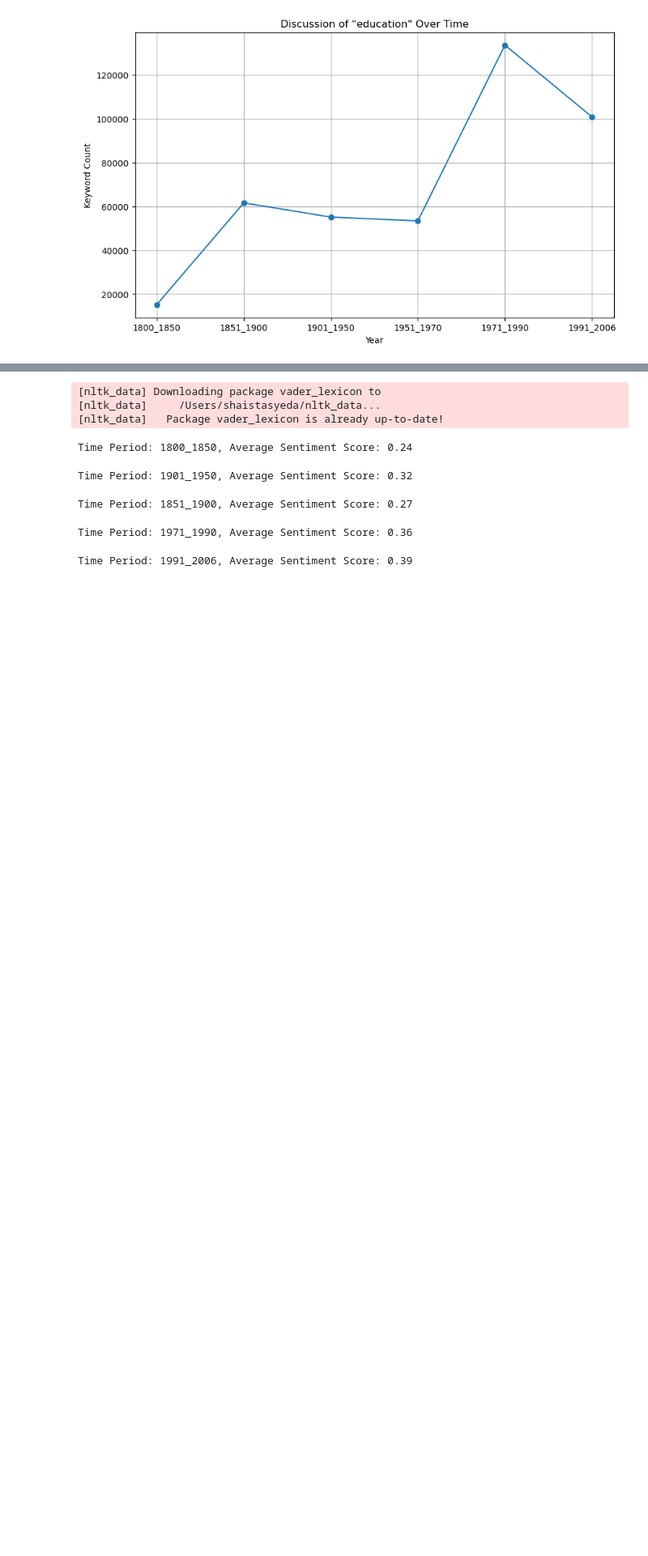
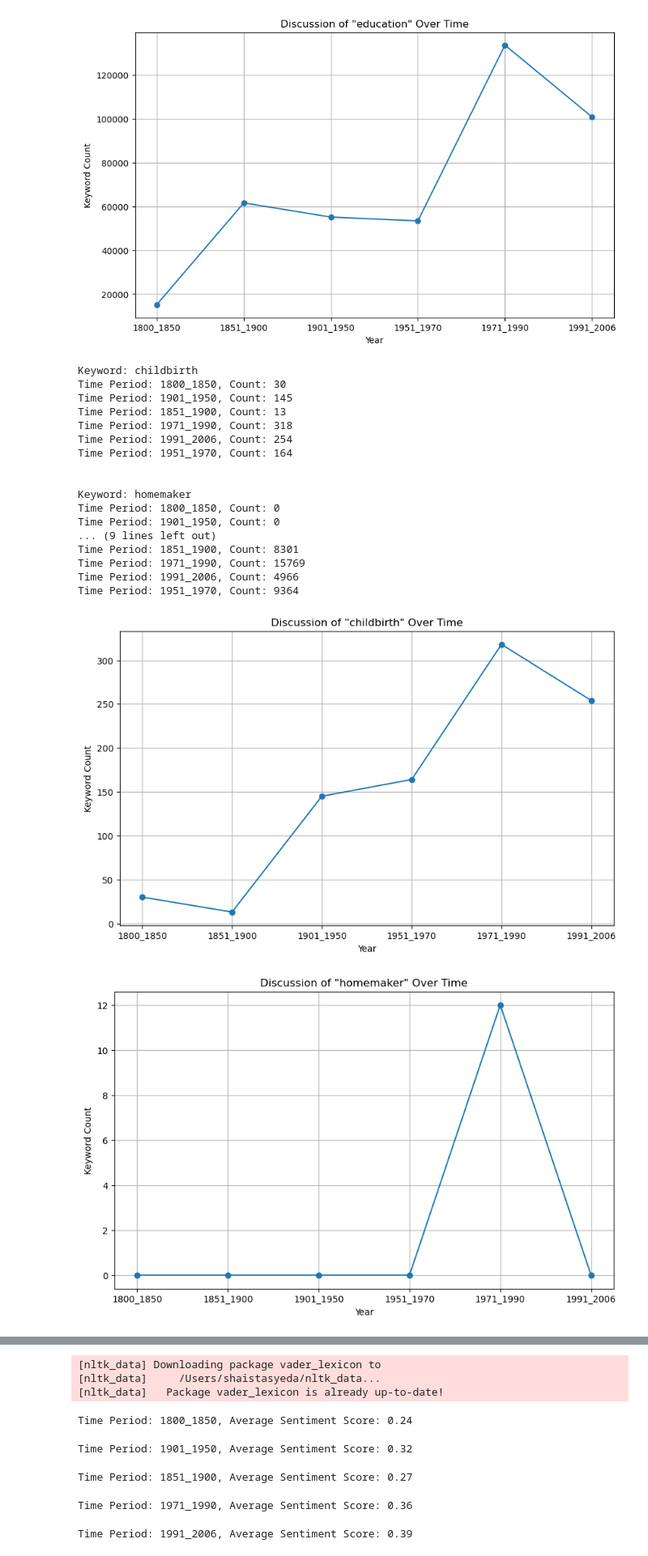
Before and after one commit to xssti/Analysis-of-gender-perception, a Jupyter notebook: ADS-2/Jupyter-Notebooks/Characterization-of-data.ipynb, the cells around one changed output, grey strips where cells are left out. Shown at 81% size. Saved outputs shown, nothing was run; the diff lists cells and outputs as text; code cells hidden in the pictures; blank space fills up the shorter version.

```diff
--- a/ADS-2/Jupyter-Notebooks/Characterization-of-data.ipynb
+++ b/ADS-2/Jupyter-Notebooks/Characterization-of-data.ipynb
@@ -364,7 +422,7 @@ def count_keywords(sentences, keyword):
 # Loop through the tokenized files
 for file_name in os.listdir(input_directory_path):
     if file_name.endswith('_tokenized.txt'):
-        with open(os.path.join(input_directory, file_name), 'r', encoding='utf-8') as file:
+        with open(os.path.join(input_directory_path, file_name), 'r', encoding='utf-8') as file:
             sentences = [line.strip() for line in file.readlines()]
             time_period = file_name.replace('_tokenized.txt', '')
 
@@ -421,3 +479,73 @@ Time Period: 1951_1970, Count: 53398
 [figure]
 [figure]
 [figure]
+# %%
+# Keywords related to women's topics
+keywords = ['childbirth', 'homemaker', 'wife']
+
+# Initialize a dictionary to store keyword counts for each time period
+keyword_counts_per_period = {keyword: {} for keyword in keywords}
+
+# Function to count keywords in a list of sentences
+def count_keywords(sentences, keyword):
+    keyword_count = 0
+    for sentence in sentences:
+        keyword_count += sentence.count(keyword)
+    return keyword_count
+
+# Loop through the tokenized files
+for file_name in os.listdir(input_directory_path):
+    if file_name.endswith('_tokenized.txt'):
+        with open(os.path.join(input_directory_path, file_name), 'r', encoding='utf-8') as file:
+            sentences = [line.strip() for line in file.readlines()]
+            time_period = file_name.replace('_tokenized.txt', '')
+
+            for keyword in keywords:
+                keyword_count = count_keywords(sentences, keyword)
+                keyword_counts_per_period[keyword][time_period] = keyword_count
+
+# Print keyword counts for each keyword and time period
+for keyword, counts in keyword_counts_per_period.items():
+    print(f'Keyword: {keyword}')
+    for time_period, count in counts.items():
+        print(f'Time Period: {time_period}, Count: {count}')
+    print('\n')
+
+# Create a separate line plot for each keyword
+for keyword in keywords:
+    counts_to_plot = keyword_counts_per_period[keyword]
+
+    # Extract years and counts for the chosen keyword and sort them
+    years = sorted(list(counts_to_plot.keys()))
+    counts = [counts_to_plot[year] for year in years]
+
+    # Create a line plot
+    plt.figure(figsize=(10, 6))
+    plt.plot(years, counts, marker='o', linestyle='-')
+    plt.title(f'Discussion of "{keyword}" Over Time')
+    plt.xlabel('Year')
+    plt.ylabel('Keyword Count')
+    plt.grid(True)
+
+    # Show the plot
+    plt.show()
+# %% [output]
+Keyword: childbirth
+Time Period: 1800_1850, Count: 30
+Time Period: 1901_1950, Count: 145
+Time Period: 1851_1900, Count: 13
+Time Period: 1971_1990, Count: 318
+Time Period: 1991_2006, Count: 254
+Time Period: 1951_1970, Count: 164
+
+
+Keyword: homemaker
+Time Period: 1800_1850, Count: 0
+Time Period: 1901_1950, Count: 0
+... (9 lines left out)
+Time Period: 1851_1900, Count: 8301
+Time Period: 1971_1990, Count: 15769
+Time Period: 1991_2006, Count: 4966
+Time Period: 1951_1970, Count: 9364
+[figure, added]
+[figure, added]
```
Also changed, not shown: parts of 4 cells of this notebook.
